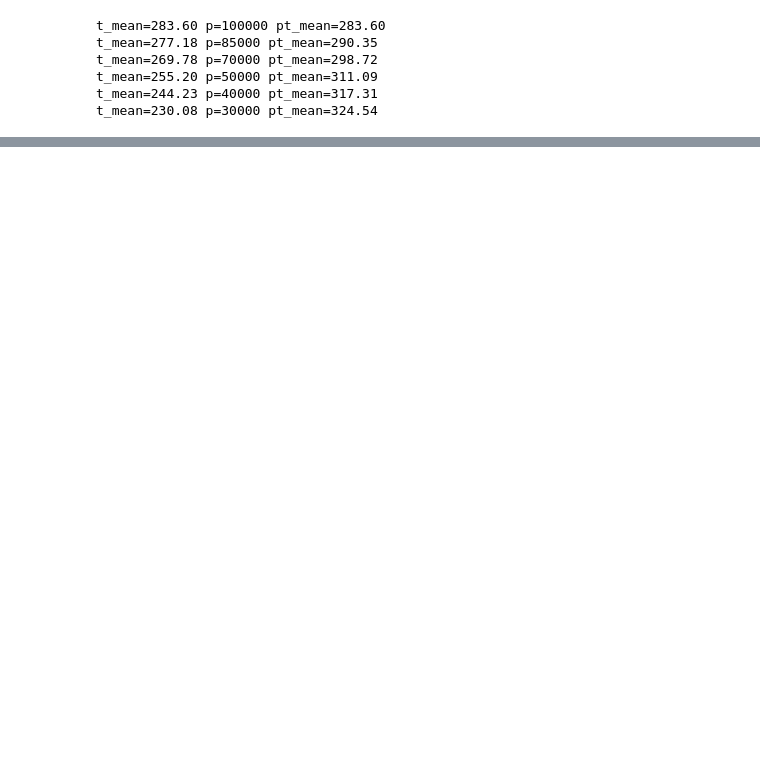
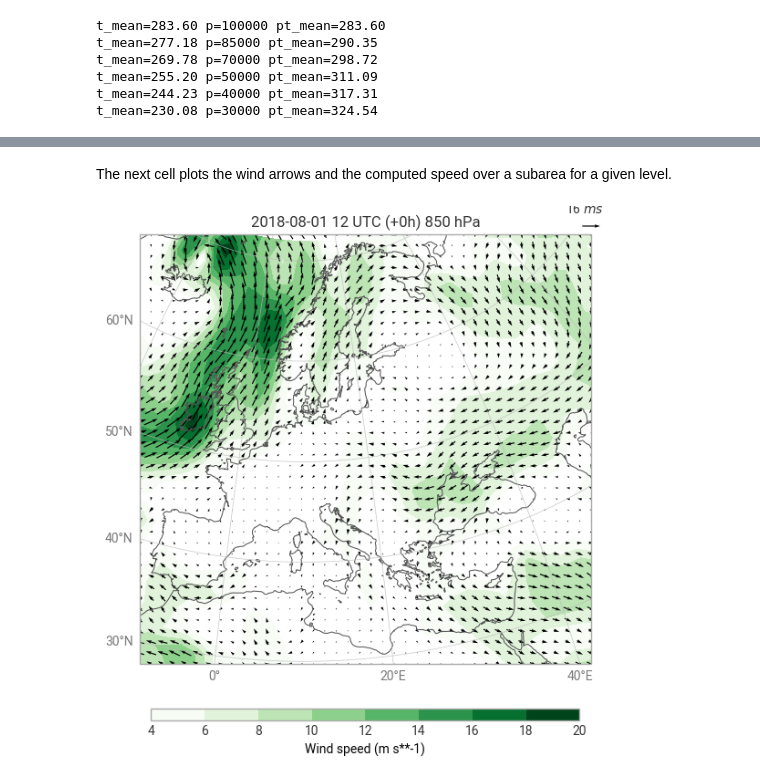
Before and after one commit to ecmwf-training/2025-computing-training-week, a Jupyter notebook: earthkit/meteo.ipynb, the cells around one changed output, grey strips where cells are left out. Saved outputs shown, nothing was run; the diff lists cells and outputs as text; code cells hidden in the pictures; blank space fills up the shorter version.

```diff
--- a/earthkit/meteo.ipynb
+++ b/earthkit/meteo.ipynb
@@ -90,3 +112,25 @@ ds_pt[1].metadata("shortName")
 # %%
-t_xr = t.to_xarray()
-t_xr
+from earthkit.meteo import wind
+
+# select the u and v fields. We assume here they
+# are valid for the same set of levels
+u = ds.sel(param="u")
+v = ds.sel(param="v")
+
+res = []
+
+# loop and perform the computation per field, i.e per level
+for f_u, f_v in zip(u, v):
+    u_vals = f_u.values
+    v_vals = f_v.values
+
+    # do the computation
+    ws_vals = wind.speed(u_vals, v_vals)
+
+    # encode a new GRIB field (in memory)
+    f_new = f.copy(values=ws_vals, metadata=f_u.metadata().override(shortName="ws"))
+
+    res.append(f_new)
+
+# create the resulting fieldlist
+ds_ws = ek.data.FieldList.from_fields(res)
@@ -110,0 +149,19 @@ Attributes: (12/13)
+# %% [markdown]
+The next cell plots the wind arrows and the computed speed over a subarea for a given level.
+# %%
+import cartopy.crs as ccrs
+
+level = 850
+
+chart = ek.plots.Map(domain="Europe", size=(6,6))
+chart.contourf(ds_ws.sel(level=level), units="m s-1", colors="Greens",
+               levels=list(range(4,22,2)), alpha=1)
+chart.quiver(u=u.sel(level=level), v=v.sel(level=level))
+chart.coastlines()
+chart.gridlines()
+chart.legend()
+chart.title(("{time:%Y-%m-%d %H} UTC (+{lead_time}h) {level} hPa"))
+
+chart.show()
+# %% [output]
+[figure, added]
```
Also changed, not shown: parts of 26 cells of this notebook, 2 other files.
